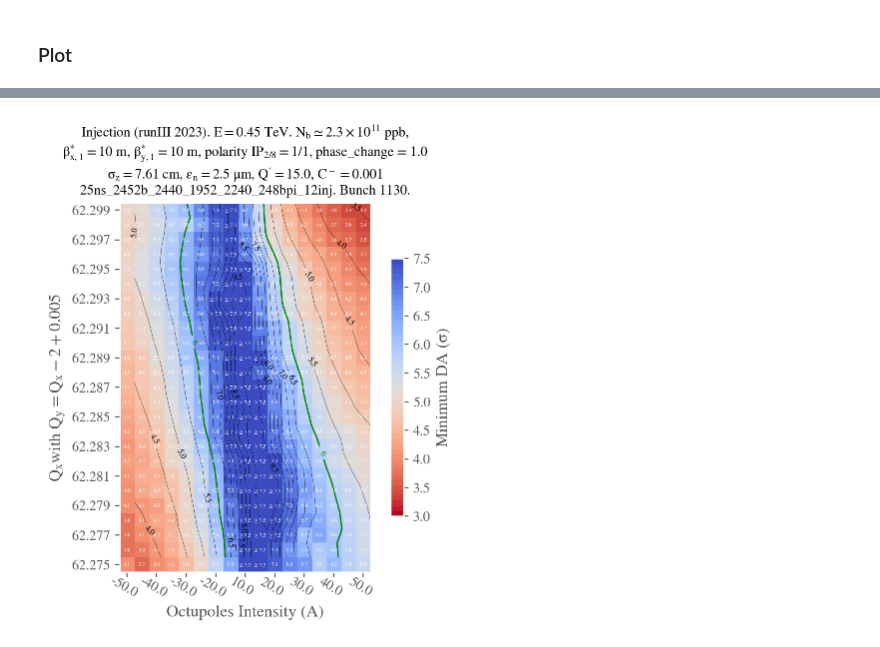
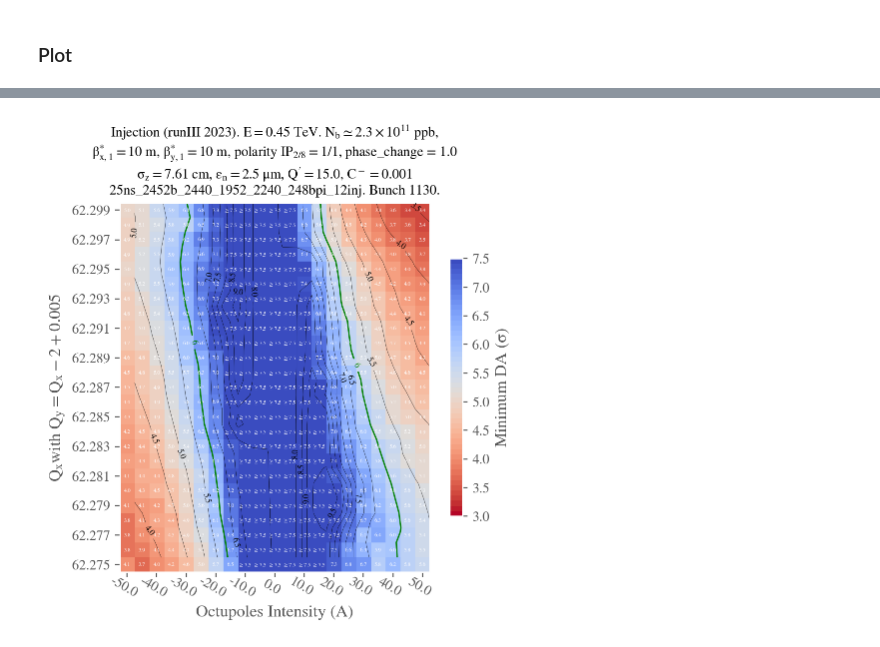
Before and after one commit to ColasDroin/DA_study_boilerplate, a Jupyter notebook: master_study/analysis/tune_octupole/analysis_clean.ipynb, the cells around one changed output, grey strips where cells are left out. Drawn from its saved outputs; the diff is of its cells as text; code cells hidden in the pictures.

```diff
--- a/master_study/analysis/tune_octupole/analysis_clean.ipynb
+++ b/master_study/analysis/tune_octupole/analysis_clean.ipynb
@@ -62,0 +47,4 @@ df_to_plot
+# %%
+# Add missing columns -10, -5, 0, 5, all filled with 7.5
+df_to_plot = df_to_plot.reindex(columns=l_oct, fill_value=7.5)
+df_to_plot
@@ -63,35 +71,35 @@ df_to_plot
 # %%
-# df_to_plot.columns = [str(oct) for oct in l_oct]
+df_to_plot.columns = [str(oct) for oct in l_oct]
 
 # replace nan in df by 10
 df_to_plot = df_to_plot.fillna(10)
 
 
 # Load configuration files
 conf_mad = analysis_functions.load_config(CONF_MAD_PATH)['config_mad']
 conf_collider = analysis_functions.load_config(CONF_COLLIDER_PATH)["config_collider"]
 
 xlabel = "Octupoles Intensity (A)"
 ylabel = r"$Q_x$" + "with " + r"$Q_y = Q_x -2 + 0.005$"
 analysis_functions.plot_heatmap(
     df_to_plot,
     STUDY_NAME,
     link=None,
     plot_contours=True,
     conf_mad=conf_mad,
     conf_collider=conf_collider,
     betx = 10,
     bety = 10,
     symmetric=False,
     mask_lower_triangle=False,
     xlabel=xlabel,
     ylabel=ylabel,
     plot_diagonal_lines=False,
     xaxis_ticks_on_top=False,
     display_intensity=False,
     phase_knob=1.,
     vmin = 3,
     #title="opt_collapse_1100_1500_oct_scan",
 )
 # %% [output]
-[figure, old version]
+[figure, new version]
```
Also changed, not shown: parts of 3 cells of this notebook, 4 other files.
